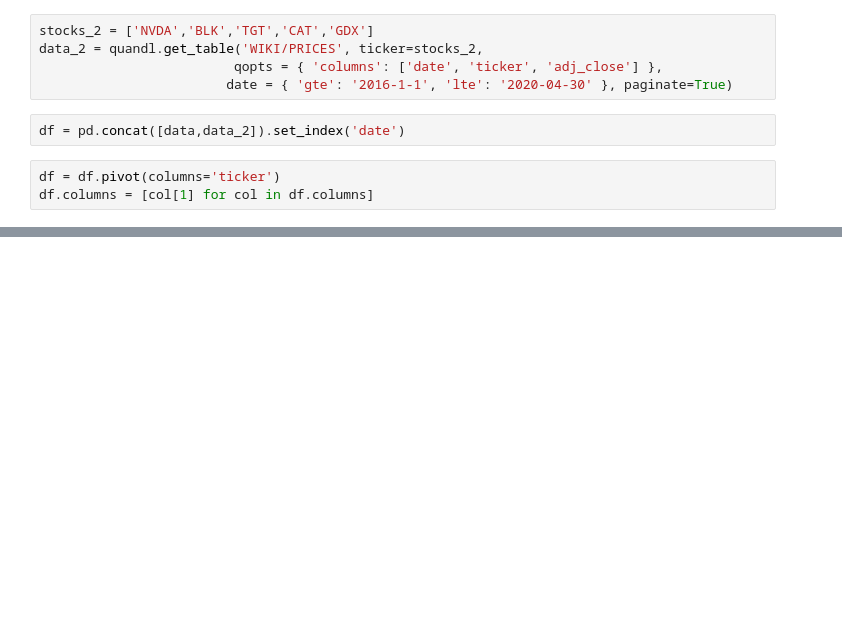
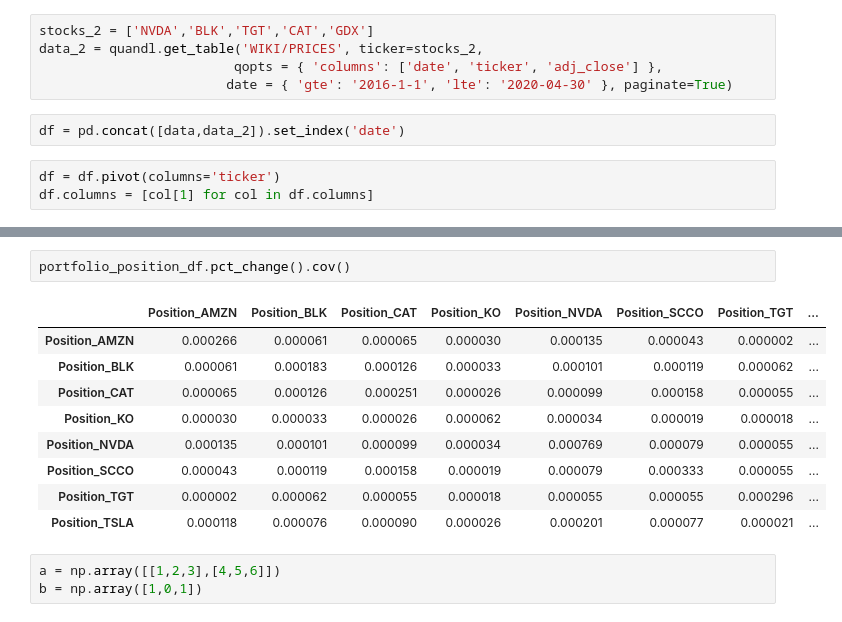
Before and after one commit to PBenavides/Practice_Notebooks, a Jupyter notebook: Finance_with_Python/Markowitz efficient frontier portfolio.ipynb, the cells around one changed output, grey strips where cells are left out. Drawn from its saved outputs; the diff is of its cells as text; blank space fills up the shorter version.

```diff
--- a/Finance_with_Python/Markowitz efficient frontier portfolio.ipynb
+++ b/Finance_with_Python/Markowitz efficient frontier portfolio.ipynb
@@ -72,0 +131,15 @@ s
+# %%
+portfolio_position_df.pct_change().cov()
+# %% [output]
+|  | Position_AMZN | Position_BLK | Position_CAT | Position_KO | Position_NVDA | Position_SCCO | Position_TGT | ... |
+| Position_AMZN | 0.000266 | 0.000061 | 0.000065 | 0.000030 | 0.000135 | 0.000043 | 0.000002 | ... |
+| Position_BLK | 0.000061 | 0.000183 | 0.000126 | 0.000033 | 0.000101 | 0.000119 | 0.000062 | ... |
+| Position_CAT | 0.000065 | 0.000126 | 0.000251 | 0.000026 | 0.000099 | 0.000158 | 0.000055 | ... |
+| Position_KO | 0.000030 | 0.000033 | 0.000026 | 0.000062 | 0.000034 | 0.000019 | 0.000018 | ... |
+| Position_NVDA | 0.000135 | 0.000101 | 0.000099 | 0.000034 | 0.000769 | 0.000079 | 0.000055 | ... |
+| Position_SCCO | 0.000043 | 0.000119 | 0.000158 | 0.000019 | 0.000079 | 0.000333 | 0.000055 | ... |
+| Position_TGT | 0.000002 | 0.000062 | 0.000055 | 0.000018 | 0.000055 | 0.000055 | 0.000296 | ... |
+| Position_TSLA | 0.000118 | 0.000076 | 0.000090 | 0.000026 | 0.000201 | 0.000077 | 0.000021 | ... |
+# %%
+a = np.array([[1,2,3],[4,5,6]])
+b = np.array([1,0,1])
```
Also changed, not shown: parts of 18 cells of this notebook.
